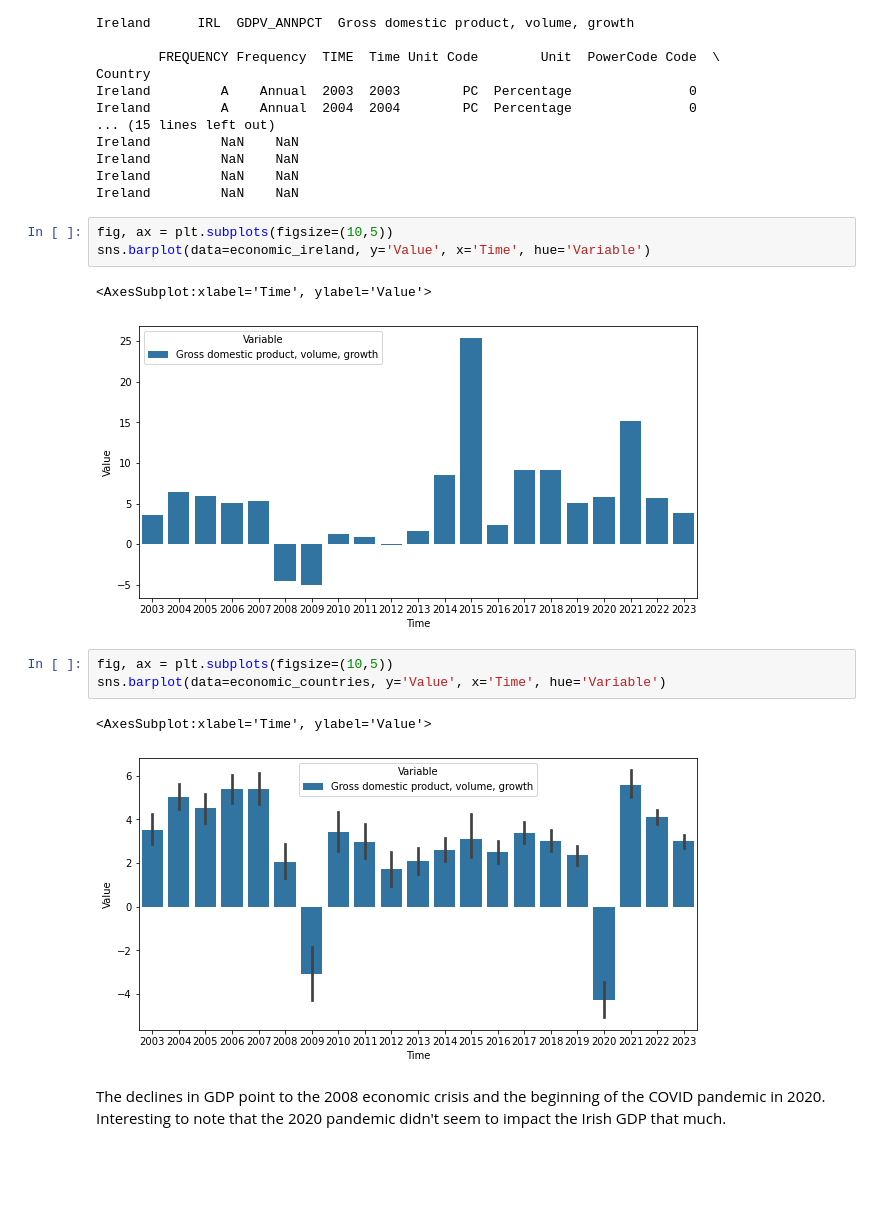
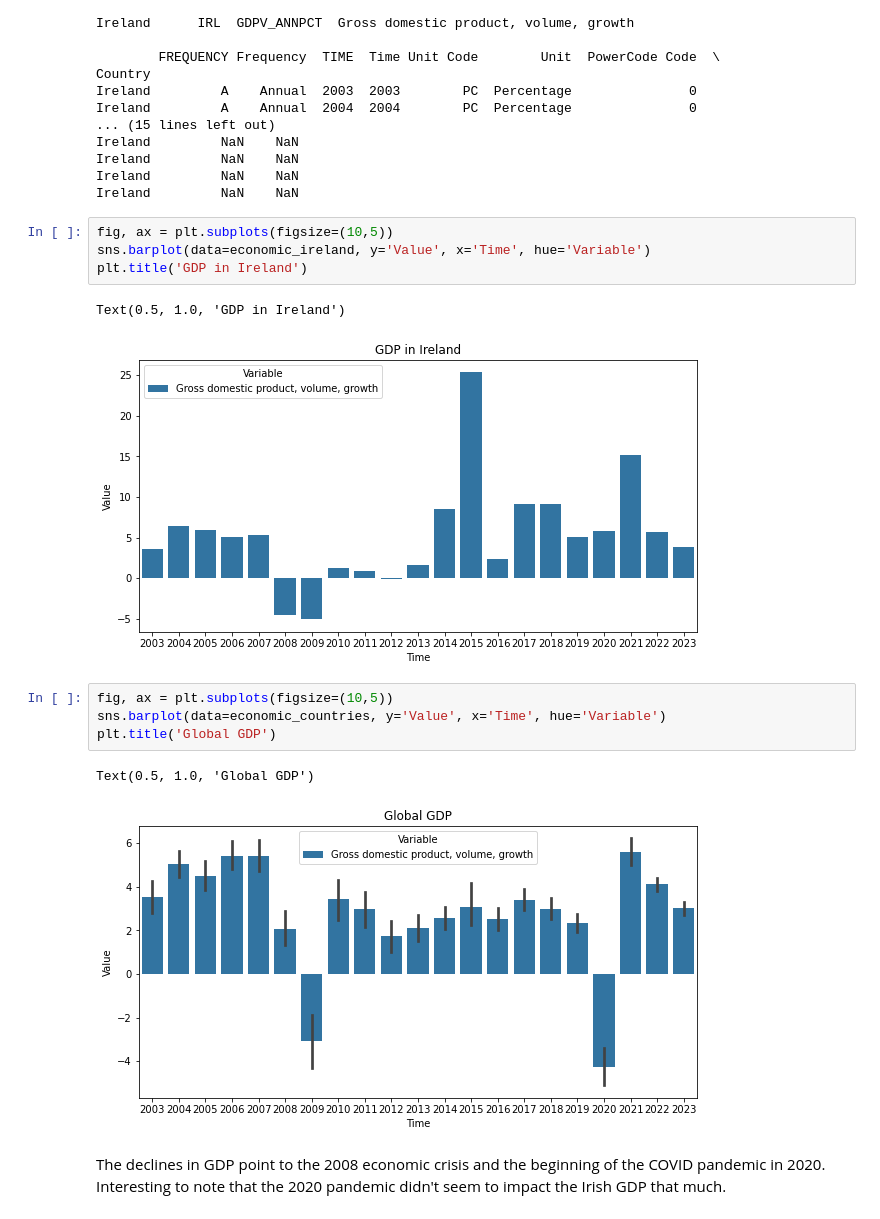
Before and after one commit to BoSuto/Data-analysis-for-business-March-2022-, a Jupyter notebook: Population, Economics & Green Growth.ipynb, the cells around one changed output. Saved outputs shown, nothing was run; the diff lists cells and outputs as text; blank space fills up the shorter version.

```diff
--- a/Population, Economics & Green Growth.ipynb
+++ b/Population, Economics & Green Growth.ipynb
@@ -508,15 +510,17 @@ Ireland         NaN    NaN
 # %%
 fig, ax = plt.subplots(figsize=(10,5))
 sns.barplot(data=economic_ireland, y='Value', x='Time', hue='Variable')
+plt.title('GDP in Ireland')
 # %% [output]
-<AxesSubplot:xlabel='Time', ylabel='Value'>
+Text(0.5, 1.0, 'GDP in Ireland')
-[figure, old version]
+[figure, new version]
 # %%
 fig, ax = plt.subplots(figsize=(10,5))
 sns.barplot(data=economic_countries, y='Value', x='Time', hue='Variable')
+plt.title('Global GDP')
 # %% [output]
-<AxesSubplot:xlabel='Time', ylabel='Value'>
+Text(0.5, 1.0, 'Global GDP')
-[figure, old version]
+[figure, new version]
 # %% [markdown]
 The declines in GDP point to the 2008 economic crisis and the beginning of the COVID pandemic in 2020. Interesting to note that the 2020 pandemic didn't seem to impact the Irish GDP that much.
 # %%
```
Also changed, not shown: parts of 18 cells of this notebook.
